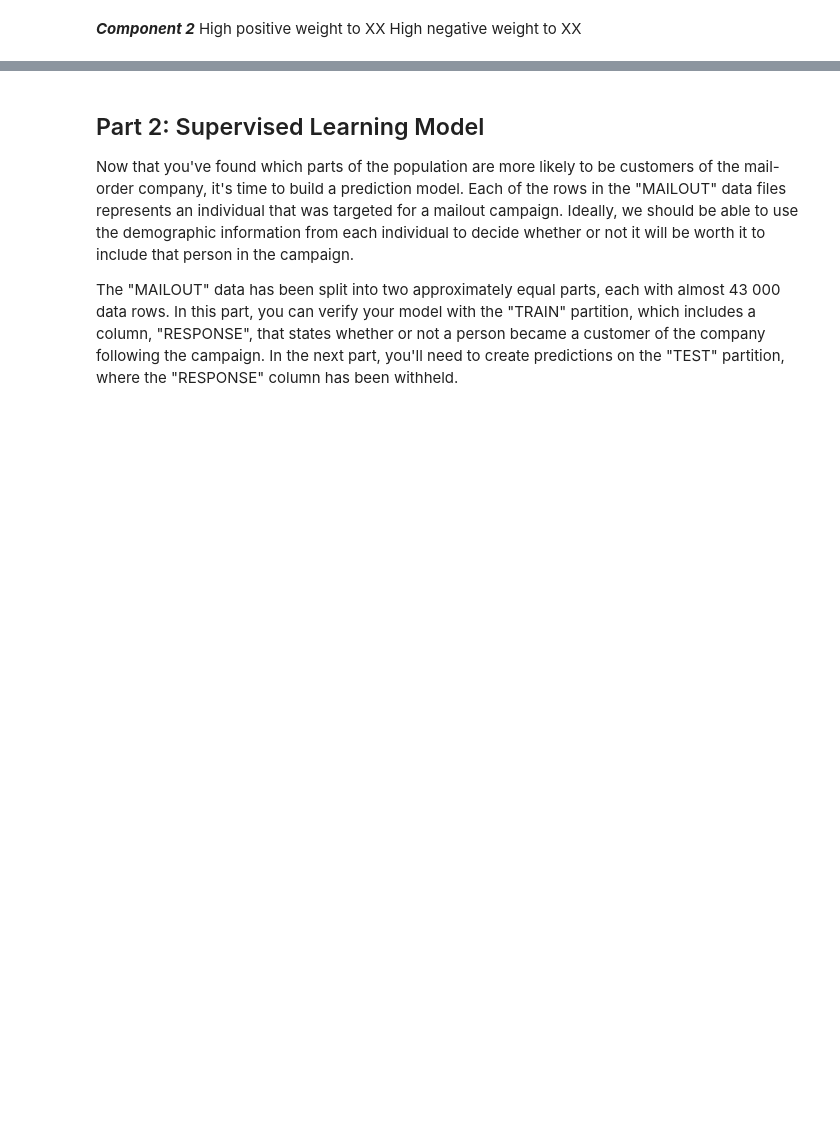
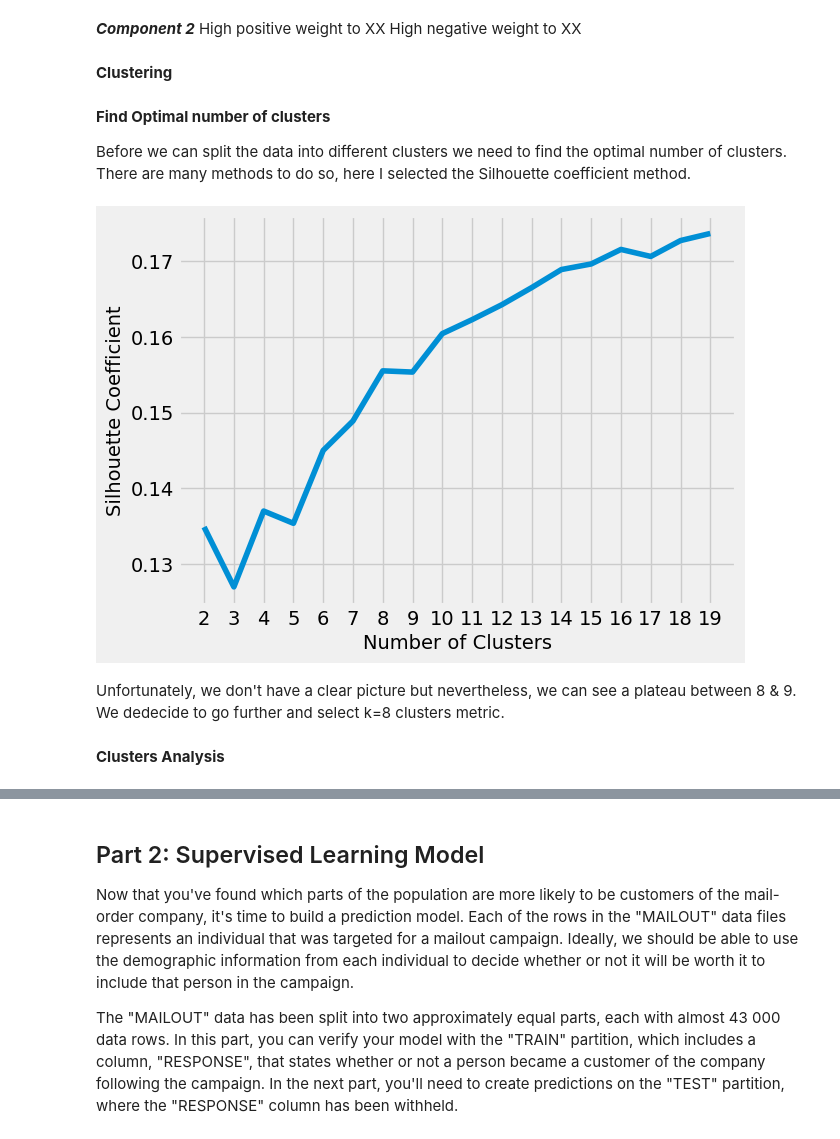
Before and after one commit to Aleaume/Udacity_DataSc_P4, a Jupyter notebook: Arvato Project Workbook.ipynb, the cells around one changed output, grey strips where cells are left out. Saved outputs shown, nothing was run; the diff lists cells and outputs as text; code cells hidden in the pictures; blank space fills up the shorter version.

Commit message:
feat: clustering,clusters identified, need indiv.

```diff
--- a/Arvato Project Workbook.ipynb
+++ b/Arvato Project Workbook.ipynb
@@ -557,0 +593,28 @@ High negative weight to XX
+# %% [markdown]
+**Clustering**
+# %% [markdown]
+**Find Optimal number of clusters**
+
+Before we can split the data into different clusters we need to find the optimal number of clusters. There are many methods to do so, here I selected the Silhouette coefficient method.
+# %%
+# A list holds the silhouette coefficients for each k
+silhouette_coefficients = []
+# Notice you start at 2 clusters for silhouette coefficient
+for k in range(2, 20):
+   kmeans = KMeans(n_clusters=k, n_init='auto', max_iter=3)
+   kmeans.fit(customers_pca)
+   score = silhouette_score(customers_pca, kmeans.labels_)
+   silhouette_coefficients.append(score)
+# %%
+plt.style.use("fivethirtyeight")
+plt.plot(range(2, 20), silhouette_coefficients)
+plt.xticks(range(2, 20))
+plt.xlabel("Number of Clusters")
+plt.ylabel("Silhouette Coefficient")
+plt.show()
+# %% [output]
+[figure, added]
+# %% [markdown]
+Unfortunately, we don't have a clear picture but nevertheless, we can see a plateau between 8 & 9. We dedecide to go further and select k=8 clusters metric.
+# %% [markdown]
+**Clusters Analysis**
```
Also changed, not shown: parts of 16 cells of this notebook, 1 other file.
